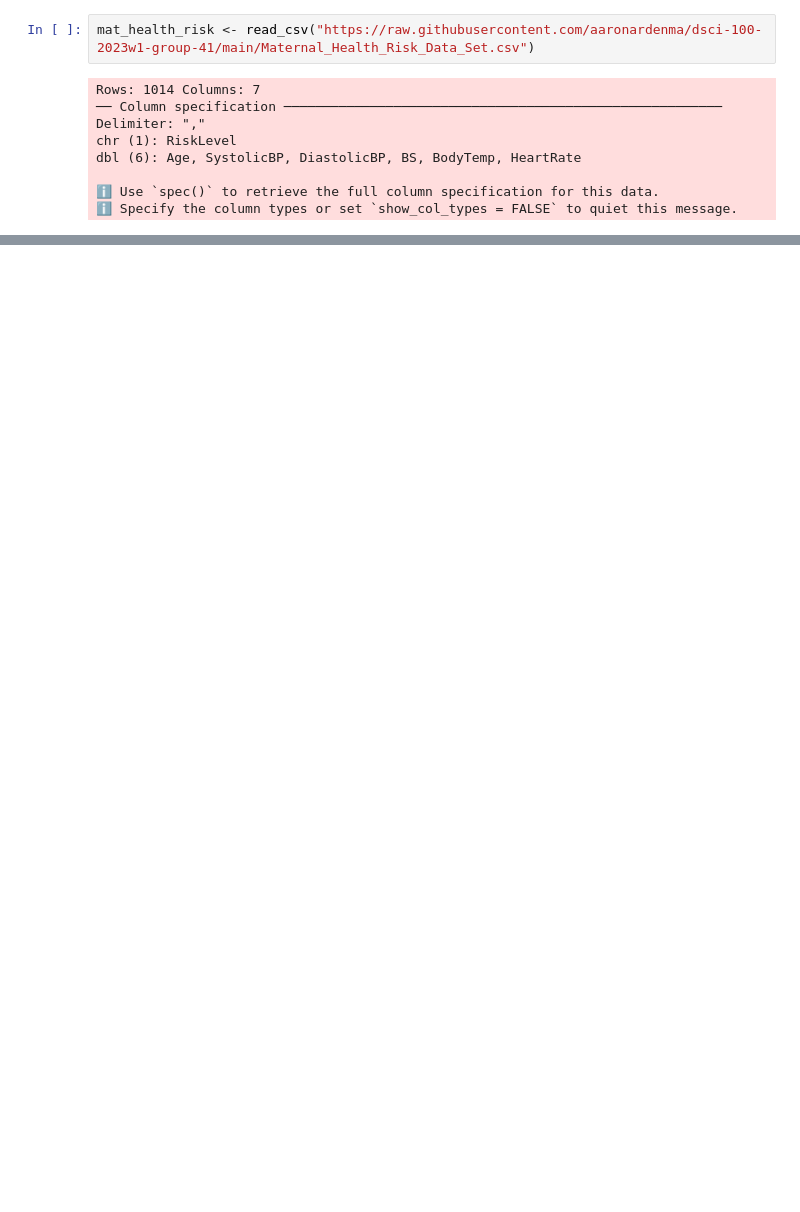
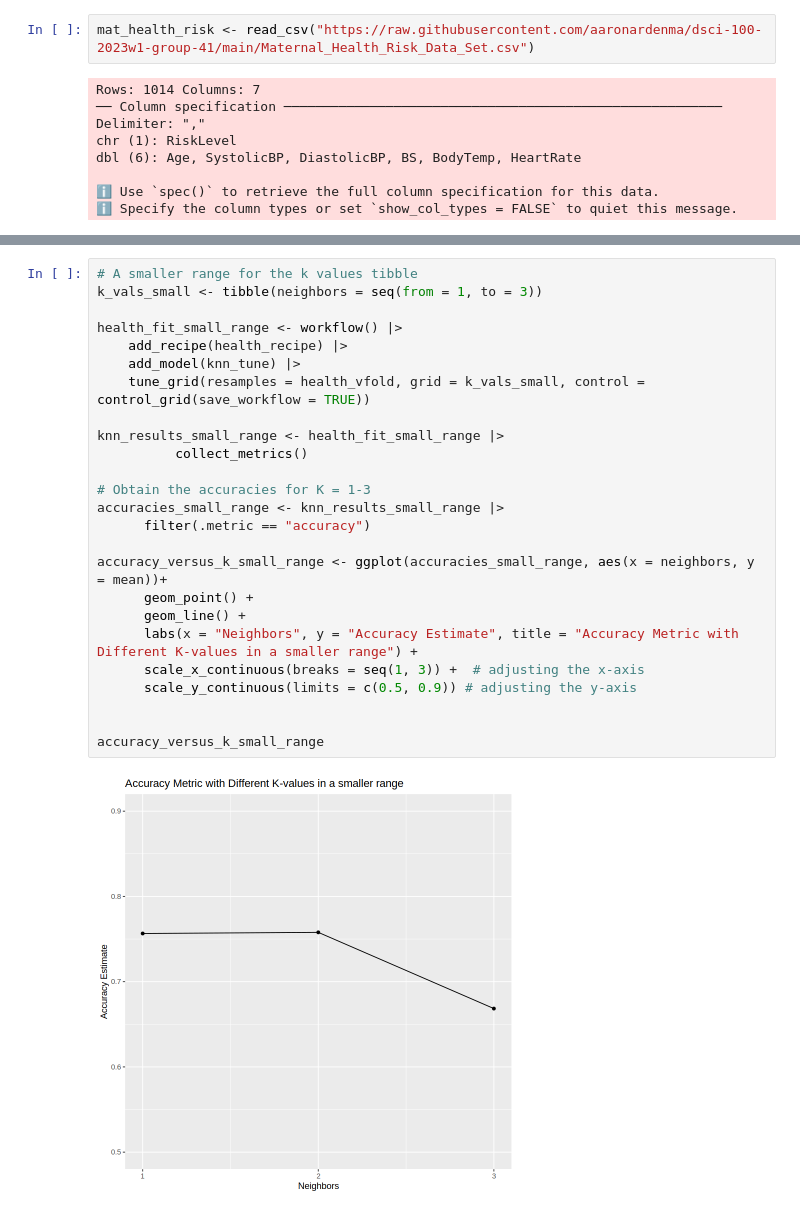
Before and after one commit to aaronardenma/Maternal-Health-Risk-Classifier-Model, a Jupyter notebook: Group_Report.ipynb, the cells around one changed output, grey strips where cells are left out. Saved outputs shown, nothing was run; the diff lists cells and outputs as text; blank space fills up the shorter version.

```diff
--- a/Group_Report.ipynb
+++ b/Group_Report.ipynb
@@ -72,0 +188,27 @@ accuracy_versus_k
+# %%
+# A smaller range for the k values tibble
+k_vals_small <- tibble(neighbors = seq(from = 1, to = 3))
+
+health_fit_small_range <- workflow() |>
+    add_recipe(health_recipe) |>
+    add_model(knn_tune) |>
+    tune_grid(resamples = health_vfold, grid = k_vals_small, control = control_grid(save_workflow = TRUE))
+
+knn_results_small_range <- health_fit_small_range |>
+          collect_metrics()
+
+# Obtain the accuracies for K = 1-3
+accuracies_small_range <- knn_results_small_range |>
+      filter(.metric == "accuracy")
+
+accuracy_versus_k_small_range <- ggplot(accuracies_small_range, aes(x = neighbors, y = mean))+
+      geom_point() +
+      geom_line() +
+      labs(x = "Neighbors", y = "Accuracy Estimate", title = "Accuracy Metric with Different K-values in a smaller range") +
+      scale_x_continuous(breaks = seq(1, 3)) +  # adjusting the x-axis
+      scale_y_continuous(limits = c(0.5, 0.9)) # adjusting the y-axis
+
+
+accuracy_versus_k_small_range
+# %% [output]
+[figure, added]
```
Also changed, not shown: parts of 29 cells of this notebook, 1 other file.
